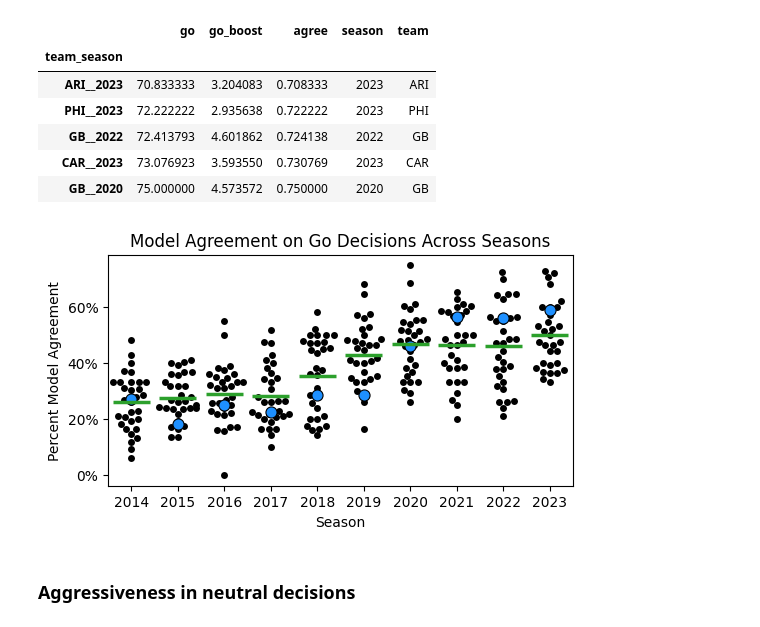
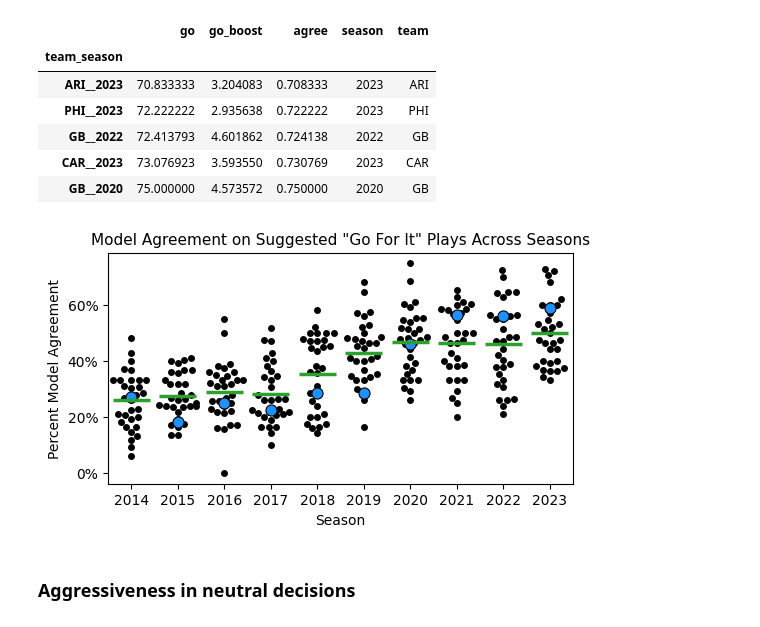
Before and after one commit to mpgold27/titans_analysis, a Jupyter notebook: fourth_down_models.ipynb, the cells around one changed output. Saved outputs shown, nothing was run; the diff lists cells and outputs as text; code cells hidden in the pictures.

Commit message:
change in utils and fourth down model charts

```diff
--- a/fourth_down_models.ipynb
+++ b/fourth_down_models.ipynb
@@ -227,31 +229,31 @@ tmdf = mdf[mdf['team']=='TEN']
 # %%
 fig, ax = plt.subplots(figsize=(6, 3))
 sns.swarmplot(data=omdf, x='season', y='agree', color='black', ax=ax)
 sns.swarmplot(data=tmdf, x='season', y='agree', color='dodgerblue', ax=ax,
              size=8, linewidth=0.8, edgecolor='black')
 
 # plot the mean line
 sns.boxplot(showmeans=True,
             meanline=True,
             meanprops={'color': 'tab:green', 'ls': '-', 'lw': 2.5},
             medianprops={'visible': False},
             whiskerprops={'visible': False},
             zorder=10,
             x="season",
             y="agree",
             data=mdf,
             showfliers=False,
             showbox=False,
             showcaps=False,
             ax=ax)
 
 ax.set_ylabel('Percent Model Agreement')
 ax.set_xlabel('Season')
-ax.set_title('Model Agreement on Go Decisions Across Seasons')
+ax.set_title('Model Agreement on Suggested "Go For It" Plays Across Seasons', fontsize=11)
 ax.yaxis.set_major_formatter(FuncFormatter(lambda y, _: '{:.0%}'.format(y)))
 # ax.yaxis.set_major_formatter(mtick.PercentFormatter(xmax=1))
 # %% [output]
-[figure, old version]
+[figure, new version]
 # %% [markdown]
 ### Aggressiveness in neutral decisions
 # %%
```
Also changed, not shown: parts of 2 cells of this notebook, 1 other file.
